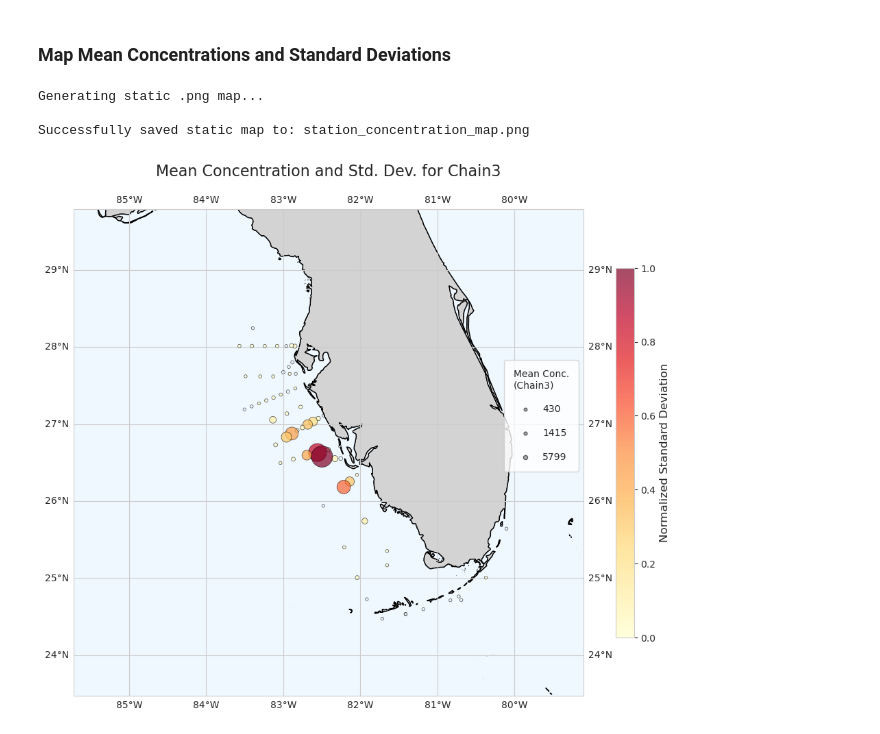
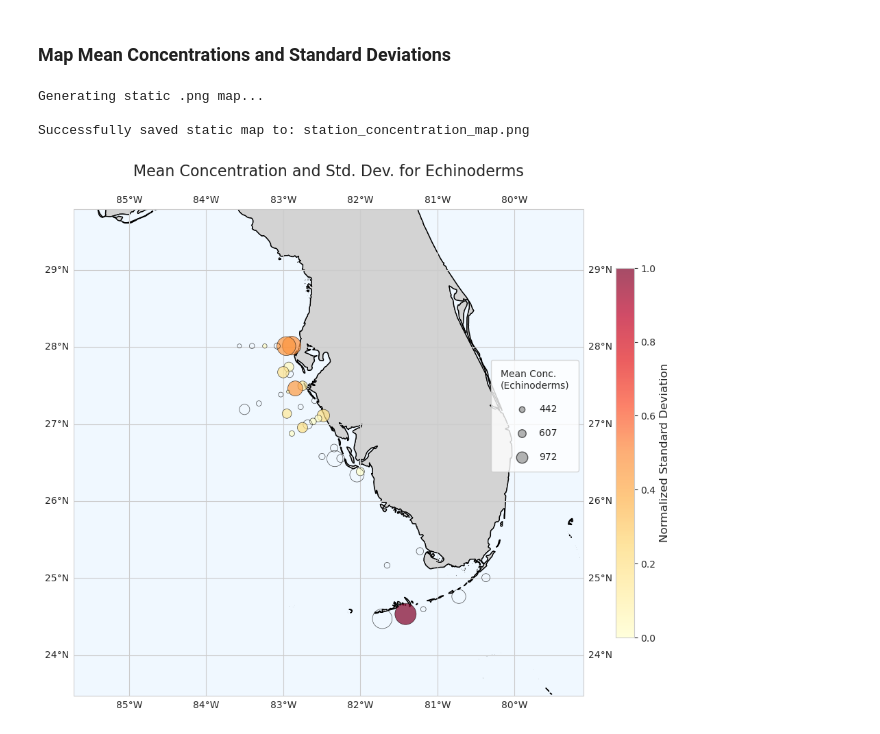
Before and after one commit to eqmh/plankton_imaging, a Jupyter notebook: plankton_abundance.ipynb, the cells around one changed output. Saved outputs shown, nothing was run; the diff lists cells and outputs as text; code cells hidden in the pictures.

```diff
--- a/plankton_abundance.ipynb
+++ b/plankton_abundance.ipynb
@@ -692,7 +692,7 @@ Successfully calculated statistics per station:
 print("Generating static .png map...")
 
 # --- 1. CONFIGURATION: Select Your Category ---
-SELECTED_CATEGORY_FOR_MAP = 'Chain3'
+SELECTED_CATEGORY_FOR_MAP = 'Echinoderms'
 # -----------------------------------------------
 
 # --- 2. Define Column Names ---
@@ -784,31 +784,31 @@ else:
 
     # Create "dummy" scatter plots just for the legend handles
     handles = []
     for size, value in zip(legend_sizes, legend_values):
         handles.append(plt.scatter([], [], s=size, label=f"{value:.0f}",
                                    color='gray', alpha=0.6, edgecolors='black'))
 
     ax.legend(
         handles=handles,
         title=f"Mean Conc.\n({SELECTED_CATEGORY_FOR_MAP})",
         loc='upper right',
         bbox_to_anchor=(1.0, 0.7), # Adjust position
         frameon=True,
         labelspacing=1.5,
         borderpad=1
     )
 
     # --- 12. Final Touches and Save ---
     ax.set_title(f'Mean Concentration and Std. Dev. for {SELECTED_CATEGORY_FOR_MAP}', fontsize=16, pad=20)
     map_filename = "station_concentration_map.png"
     # plt.savefig(map_filename, dpi=300, bbox_inches='tight')
 
     print(f"\nSuccessfully saved static map to: {map_filename}")
 
     # Display the plot
     plt.show()
 # %% [output]
 Generating static .png map...
 
 Successfully saved static map to: station_concentration_map.png
-[figure, old version]
+[figure, new version]
```
Also changed, not shown: parts of 2 cells of this notebook.
